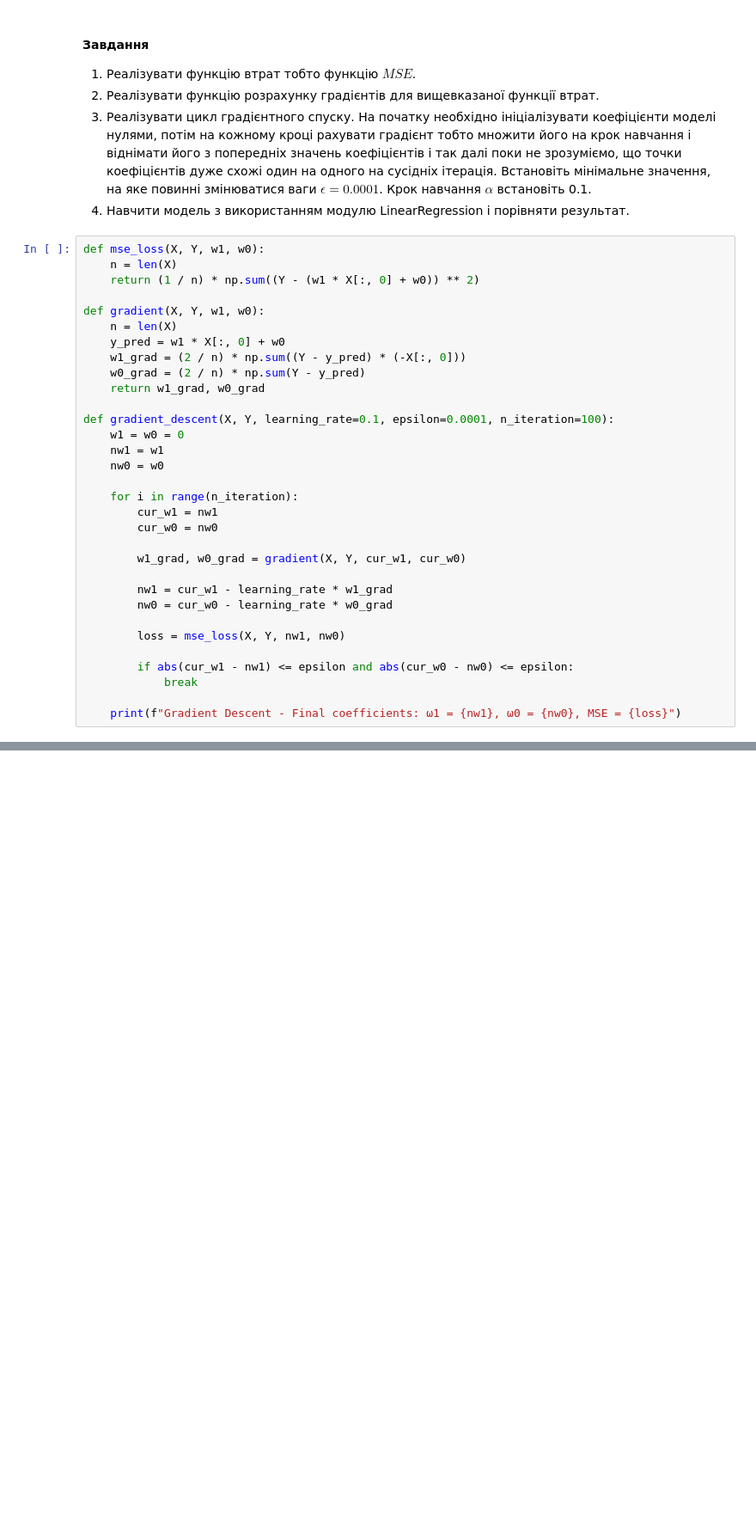
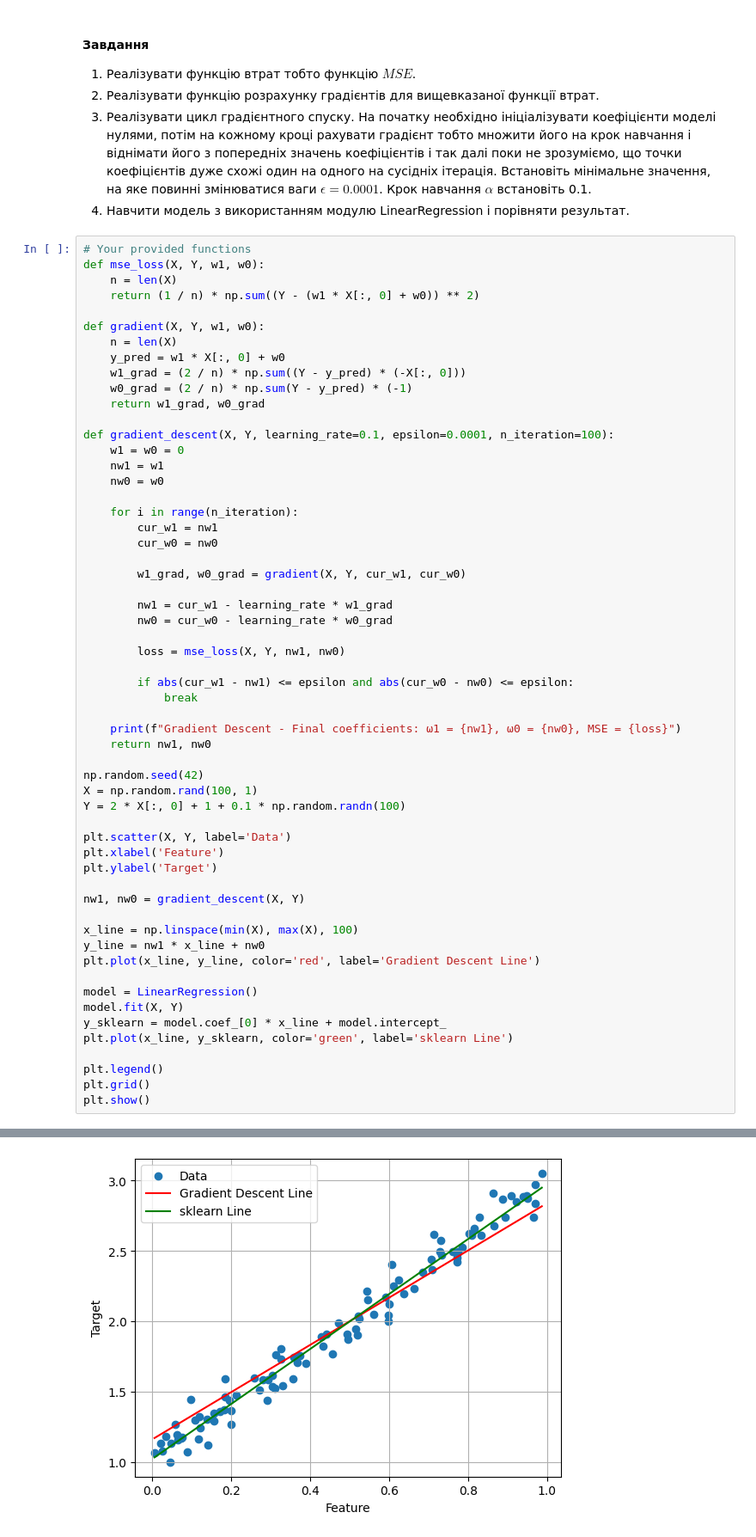
Before and after one commit to Nester0v/MachineLearningCourse, a Jupyter notebook: Lab6/task_6_gradient_descent.ipynb, the cells around one changed output, grey strips where cells are left out. Shown at 86% size. Cells and saved outputs as stored; diff of their text form; blank space fills up the shorter version.

```diff
--- a/Lab6/task_6_gradient_descent.ipynb
+++ b/Lab6/task_6_gradient_descent.ipynb
@@ -43,6 +43,7 @@ $$\frac{∂ MSE}{∂ w_1} = \frac{1 \cdot 2}{n}\sum({y_i -\text{y_pred}_i})\cdot
 3. Реалізувати цикл градієнтного спуску. На початку необхідно ініціалізувати коефіцієнти моделі нулями, потім на кожному кроці рахувати градієнт тобто множити його на крок навчання і віднімати його з попередніх значень коефіцієнтів і так далі поки не зрозуміємо, що точки коефіцієнтів дуже схожі один на одного на сусідніх ітерація. Встановіть мінімальне значення, на яке повинні змінюватися ваги $\epsilon = 0.0001$. Крок навчання $\alpha$ встановіть 0.1.
 4. Навчити модель з використанням модулю LinearRegression і порівняти результат.
 # %%
+# Your provided functions
 def mse_loss(X, Y, w1, w0):
     n = len(X)
     return (1 / n) * np.sum((Y - (w1 * X[:, 0] + w0)) ** 2)
@@ -51,7 +52,7 @@ def gradient(X, Y, w1, w0):
     n = len(X)
     y_pred = w1 * X[:, 0] + w0
     w1_grad = (2 / n) * np.sum((Y - y_pred) * (-X[:, 0]))
-    w0_grad = (2 / n) * np.sum(Y - y_pred)
+    w0_grad = (2 / n) * np.sum(Y - y_pred) * (-1)
     return w1_grad, w0_grad
 
 def gradient_descent(X, Y, learning_rate=0.1, epsilon=0.0001, n_iteration=100):
@@ -74,3 +75,28 @@ def gradient_descent(X, Y, learning_rate=0.1, epsilon=0.0001, n_iteration=100):
             break
 
     print(f"Gradient Descent - Final coefficients: ω1 = {nw1}, ω0 = {nw0}, MSE = {loss}")
+    return nw1, nw0
+
+np.random.seed(42)
+X = np.random.rand(100, 1)
+Y = 2 * X[:, 0] + 1 + 0.1 * np.random.randn(100)
+
+plt.scatter(X, Y, label='Data')
+plt.xlabel('Feature')
+plt.ylabel('Target')
+
+nw1, nw0 = gradient_descent(X, Y)
+
+x_line = np.linspace(min(X), max(X), 100)
+y_line = nw1 * x_line + nw0
+plt.plot(x_line, y_line, color='red', label='Gradient Descent Line')
+
+model = LinearRegression()
+model.fit(X, Y)
+y_sklearn = model.coef_[0] * x_line + model.intercept_
+plt.plot(x_line, y_sklearn, color='green', label='sklearn Line')
+
+plt.legend()
+plt.grid()
+plt.show()
+# %% [output]
@@ -76,0 +104 @@ def gradient_descent(X, Y, learning_rate=0.1, epsilon=0.0001, n_iteration=100):
+[figure, added]
```
Also changed, not shown: parts of 4 cells of this notebook.
